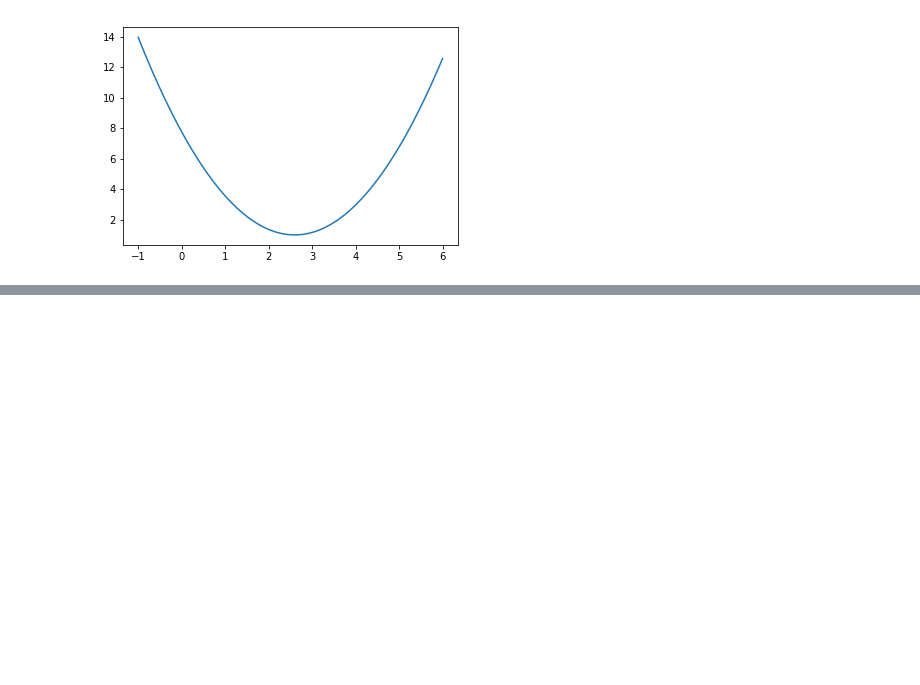
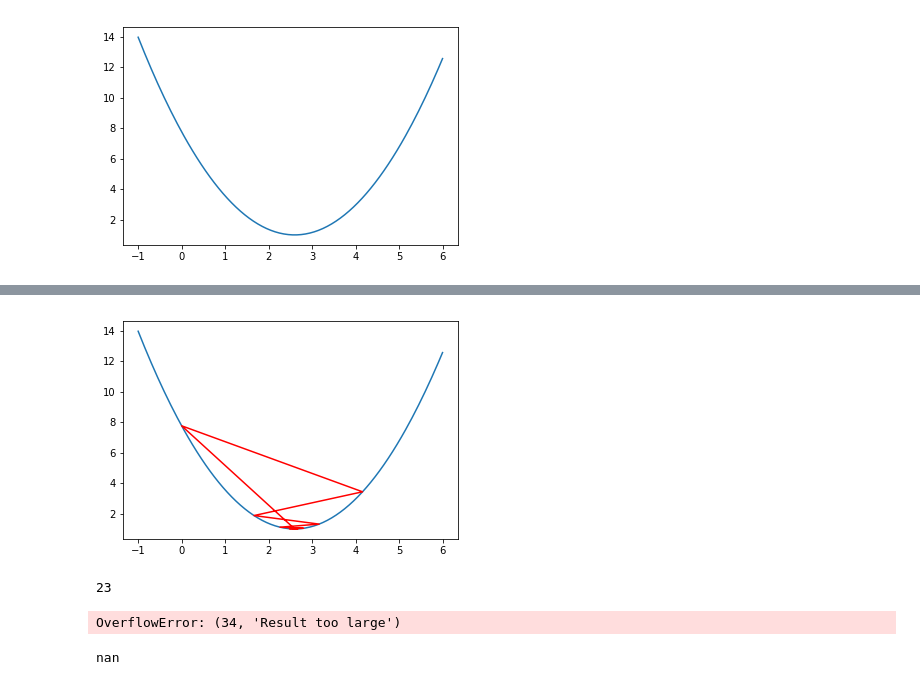
Before and after one commit to chenjiahuan262821/LearnPy, a Jupyter notebook: MachineLearning/第六章-梯度下降.ipynb, the cells around one changed output, grey strips where cells are left out. Drawn from its saved outputs; the diff is of its cells as text; code cells hidden in the pictures; blank space fills up the shorter version.

```diff
--- a/MachineLearning/第六章-梯度下降.ipynb
+++ b/MachineLearning/第六章-梯度下降.ipynb
@@ -37,0 +79,45 @@ def J(theta):
+# %%
+# 为了更加方便地调用，可以对上述进行封装
+
+def dJ(theta):
+    return 2*(theta-2.6)
+
+def J(theta):
+    return (theta - 2.6)**2 + 1
+
+def gradient_descent(initial_theta, eta, epsilon = 1e-8):
+    theta = initial_theta
+    theta_history.append(initial_theta)
+
+    while True:
+        gradient = dJ(theta)
+        last_theta = theta
+        theta = theta - eta * gradient
+        theta_history.append(theta)
+
+        if abs(J(theta)-J(last_theta))<epsilon:
+            break
+
+def plot_theta_history():
+    plt.plot(plot_x, J(plot_x))
+    plt.plot(np.array(theta_history), J(np.array(theta_history)), color = 'r')
+    plt.show()
+# %%
+# 倘若eta太大，导致theta变化的每一步太大，会出问题
+
+eta = 0.8
+theta_history = [theta]
+gradient_descent(0.0, eta)
+plot_theta_history()
+len(theta_history)
+# %% [output]
+[figure, added]
+23
+# %%
+eta = 1.2
+theta_history = [theta]
+gradient_descent(0.0, eta)
+plot_theta_history()
+len(theta_history)
+# %% [output]
+OverflowError: (34, 'Result too large')
@@ -37,0 +134,25 @@ def J(theta):
+# %%
+# 为了避免死循环，加入循环次数的控制，加入变量n_iters控制循环的次数
+
+def gradient_descent(initial_theta, eta, n_iters = 1e4, epsilon = 1e-8):
+    theta = initial_theta
+    theta_history.append(initial_theta)
+    i_iter = 0
+
+    while i_iter < n_iters:
+        gradient = dJ(theta)
+        last_theta = theta
+        theta = theta - eta * gradient
+        theta_history.append(theta)
+        if abs(J(theta)-J(last_theta))<epsilon:
+            break
+
+        i_iter += 1
+
+
+eta = 1.2
+theta_history = [theta]
+gradient_descent(0.0, eta)
+theta_history[-1]   #如下面出现nan情况则表明eta太大了，取值不合适
+# %% [output]
+nan
```
Also changed, not shown: parts of 4 cells of this notebook.
